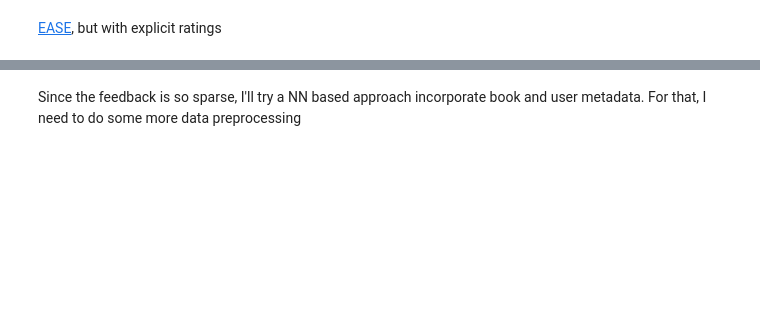
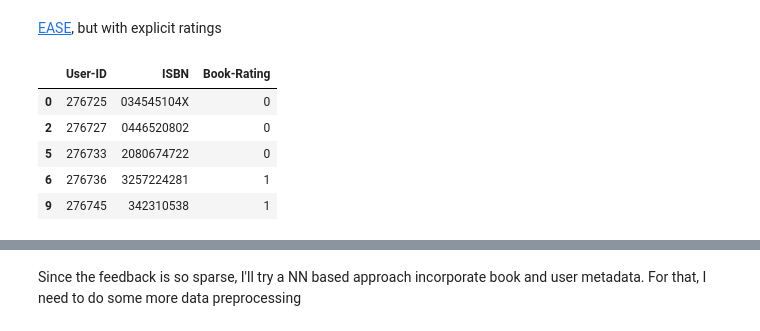
Before and after one commit to kaskare/book-recommender, a Jupyter notebook: src/notebook.ipynb, the cells around one changed output, grey strips where cells are left out. Saved outputs shown, nothing was run; the diff lists cells and outputs as text; code cells hidden in the pictures; blank space fills up the shorter version.

```diff
--- a/src/notebook.ipynb
+++ b/src/notebook.ipynb
@@ -296,2 +334,18 @@ book2book_retrieval(book_of_interest, model, title2inner, inner2title, top_n=10)
 # %% [markdown]
 [EASE](https://arxiv.org/pdf/1905.03375), but with explicit ratings
+# %%
+threshold = ratings['Book-Rating'][ratings['Book-Rating'] > 0].mean() # the mean of explicit rankings
+ratings_implicit = ratings[
+    (ratings['Book-Rating'] == 0) | (ratings['Book-Rating'] >= threshold)
+].copy()
+
+ratings_implicit['Book-Rating'] = ratings_implicit['Book-Rating'].apply(lambda x: 1 if x > 0 else 0)
+
+ratings_implicit.head()
+# %% [output]
+|  | User-ID | ISBN | Book-Rating |
+| 0 | 276725 | 034545104X | 0 |
+| 2 | 276727 | 0446520802 | 0 |
+| 5 | 276733 | 2080674722 | 0 |
+| 6 | 276736 | 3257224281 | 1 |
+| 9 | 276745 | 342310538 | 1 |
```
Also changed, not shown: parts of 20 cells of this notebook.
